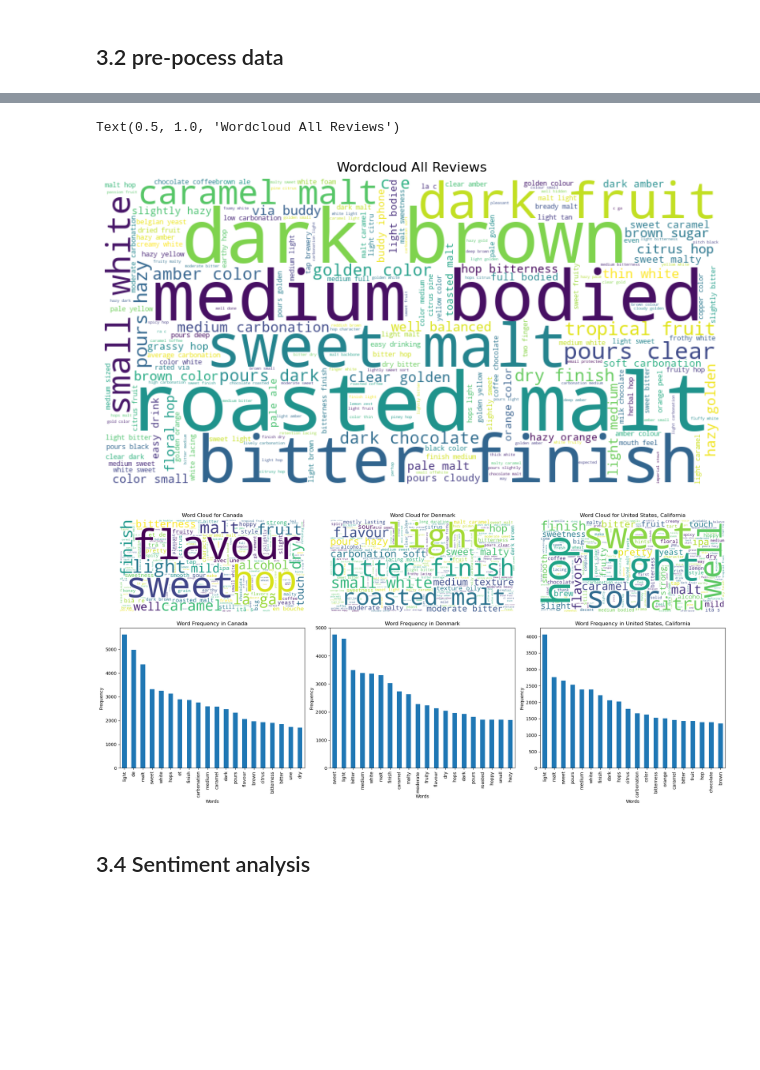
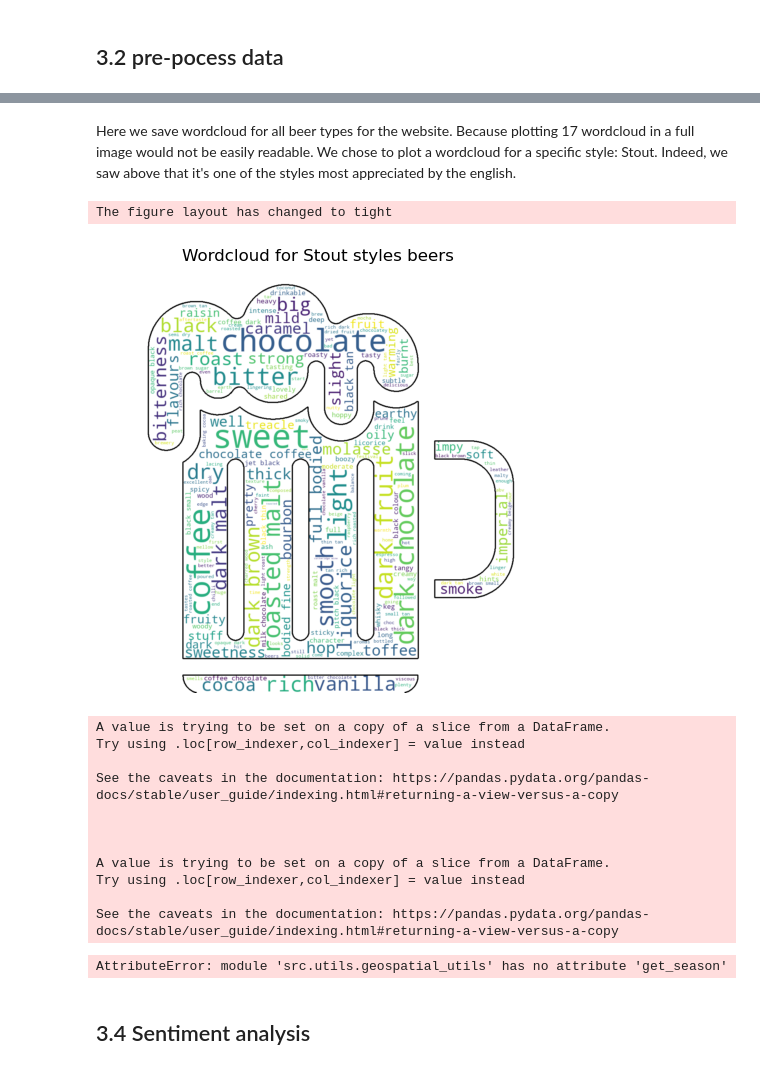
Before and after one commit to epfl-ada/ada-2024-project-kjaaanalytics, a Jupyter notebook: results.ipynb, the cells around one changed output, grey strips where cells are left out. Saved outputs shown, nothing was run; the diff lists cells and outputs as text; code cells hidden in the pictures; blank space fills up the shorter version.

```diff
--- a/results.ipynb
+++ b/results.ipynb
@@ -47,7 +47,7 @@ importlib.reload(nlp_utils)
 importlib.reload(geospatial_utils)
 importlib.reload(funfacts_utils)
 
-DATA_FOLDER = "local_data/"
+DATA_FOLDER = "../data/"
 # %% [markdown]
 if you haven't yet, download the stopwrds and punkt_tab by running the following cell. It will be useful for the following analysis
 # %%
@@ -671,7 +681,7 @@ funfacts_utils.save_plot_as_svg(fig_funfact4, './website/assets/figures/fig_funf
 # 3. Natural language processing
 # %%
 # User defined variables
-USE_PREPROCESSED_DATA_CSV = False # Set to True to use preprocessed data file, False to preprocess data locally
+USE_PREPROCESSED_DATA_CSV = True # Set to True to use preprocessed data file, False to preprocess data locally
 USE_DOWNSAMPLED_DATA_CSV = False # Set to True to create a downsampled data file, False to create the file locally
 USE_DOWNSAMPLED_DATA = False # Set to True to use the downsampled data, False to use the full data
 
@@ -721,43 +715,2 @@ else:
-# %%
-# Plot the wordcloud for all reviews
-# df.drop(index=1579, inplace=True)
-temp = df['preprocessed text'].dropna()
-nlp_utils.plot_wordcloud(temp.tolist())
-plt.title('Wordcloud All Reviews')
-# %% [output]
-Text(0.5, 1.0, 'Wordcloud All Reviews')
-[figure, removed]
-# %%
-# Find the top 3 countries with the most users and plot the most words used in the reviews
-top_countries = df['location_user'].value_counts().head(3).index.tolist()
-
-# Filter the data for the top 3 countries
-top_countries_data = df[df['location_user'].isin(top_countries)]
-
-# Plot word clouds for each of the top 3 countries
-fig, axes = plt.subplots(2, 3, figsize=(20, 10))
-
-for i, country in enumerate(top_countries):
-    country_data = top_countries_data[top_countries_data['location_user'] == country]
-    country_text = ' '.join(country_data['preprocessed text'])
-
-    # Generate word cloud
-    wordcloud = WordCloud(width=800, height=400, background_color='white', colormap='viridis').generate(country_text)
-
-    # Plot word cloud
-    axes[0, i].imshow(wordcloud, interpolation='bilinear')
-    axes[0, i].set_title(f'Word Cloud for {country}')
-    axes[0, i].axis('off')
-
-    # Plot histogram
-    words = country_text.split()
-    word_freq = pd.Series(words).value_counts().head(20)
-    word_freq.plot(kind='bar', ax=axes[1, i])
-    axes[1, i].set_title(f'Word Frequency in {country}')
-    axes[1, i].set_xlabel('Words')
-    axes[1, i].set_ylabel('Frequency')
-
-plt.tight_layout()
-plt.show()
-# %% [output]
-[figure, removed]
+# %% [markdown]
+Here we save wordcloud for all beer types for the website. Because plotting 17 wordcloud in a full image would not be easily readable. We chose to plot a wordcloud for a specific style: Stout. Indeed, we saw above that it's one of the styles most appreciated by the english.
@@ -764,2 +721,33 @@ plt.show()
+# %%
+df_england=rawdata[rawdata['country_user']=='England']
+df_stout = df_england[df_england['style_category']=='Stout']
+nlp_utils.generate_wordclouds(df_stout,seasonal=False)
+# %% [output]
+The figure layout has changed to tight
+[figure, added]
+# %%
+#plotting the wordclouds accross different seasons in england
+df_england=rawdata[rawdata['country_user']=='England']
+
+
+# Add a 'season' column to the DataFrame
+df_england["date"] = pd.to_datetime(df_england["date"])
+df_england['season_num'] = df_england['date'].copy()
+df_england['season_num'] = df_england['season_num'].apply(geospatial_utils.get_season)
+
+nlp_utils.generate_seasonal_wordclouds(df_england,'England')
+# %% [output]
+A value is trying to be set on a copy of a slice from a DataFrame.
+Try using .loc[row_indexer,col_indexer] = value instead
+
+See the caveats in the documentation: https://pandas.pydata.org/pandas-docs/stable/user_guide/indexing.html#returning-a-view-versus-a-copy
+
+
+
+A value is trying to be set on a copy of a slice from a DataFrame.
+Try using .loc[row_indexer,col_indexer] = value instead
+
+See the caveats in the documentation: https://pandas.pydata.org/pandas-docs/stable/user_guide/indexing.html#returning-a-view-versus-a-copy
+AttributeError: module 'src.utils.geospatial_utils' has no attribute 'get_season'
 # %% [markdown]
 ## 3.4 Sentiment analysis
```
Also changed, not shown: parts of 31 cells of this notebook, 1 other file.
